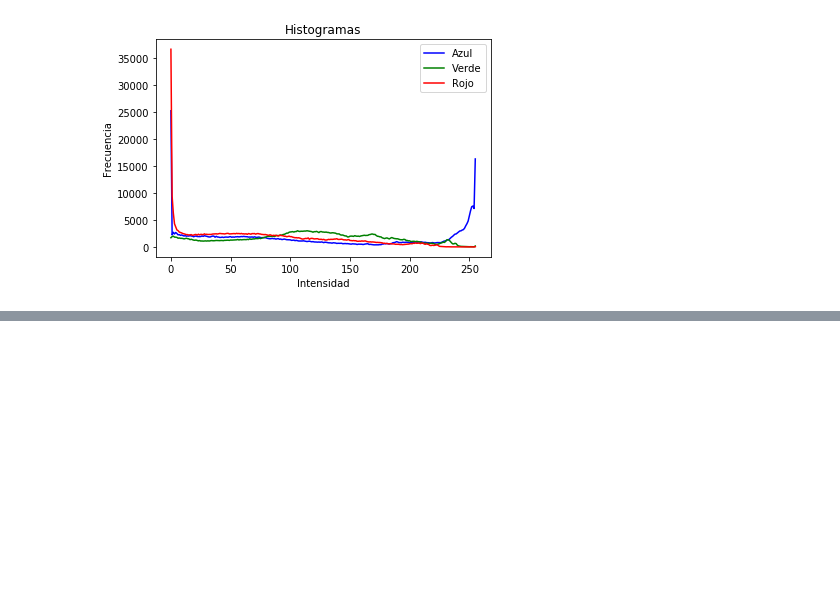
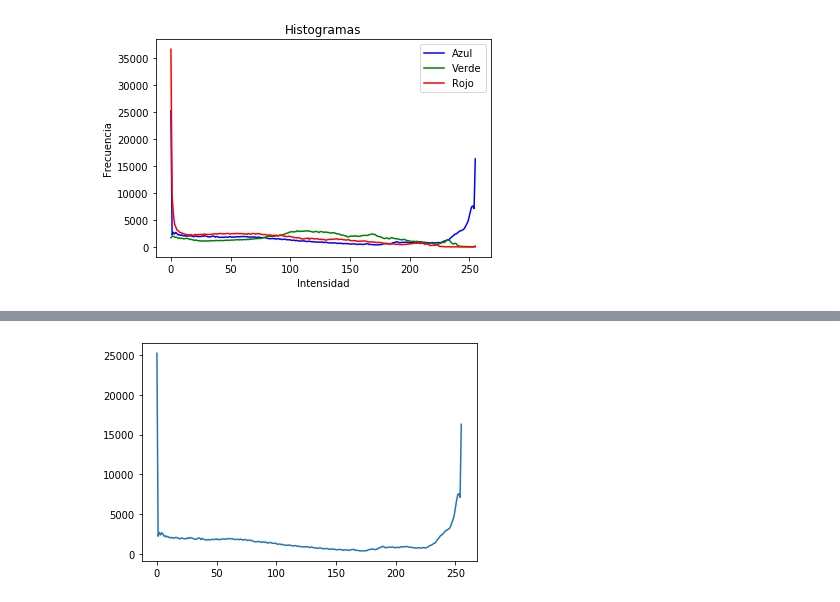
Before and after one commit to DenisFZelaya/Lab01-Computer-Vision, a Jupyter notebook: AjusteIntensidad.ipynb, the cells around one changed output, grey strips where cells are left out. Saved outputs shown, nothing was run; the diff lists cells and outputs as text; code cells hidden in the pictures; blank space fills up the shorter version.

```diff
--- a/AjusteIntensidad.ipynb
+++ b/AjusteIntensidad.ipynb
@@ -195,0 +214,10 @@ plot_rgb_histogramTodo(img02)
+# %%
+# Correccion Gama
+#https://es.wikipedia.org/wiki/Correcci%C3%B3n_gamma
+
+
+hist_full = cv2.calcHist([img02], [0], None, [256], [0,256])
+plt.plot(hist_full)
+plt.show()
+# %% [output]
+[figure, added]
```
Also changed, not shown: parts of 3 cells of this notebook, 1 other file.
